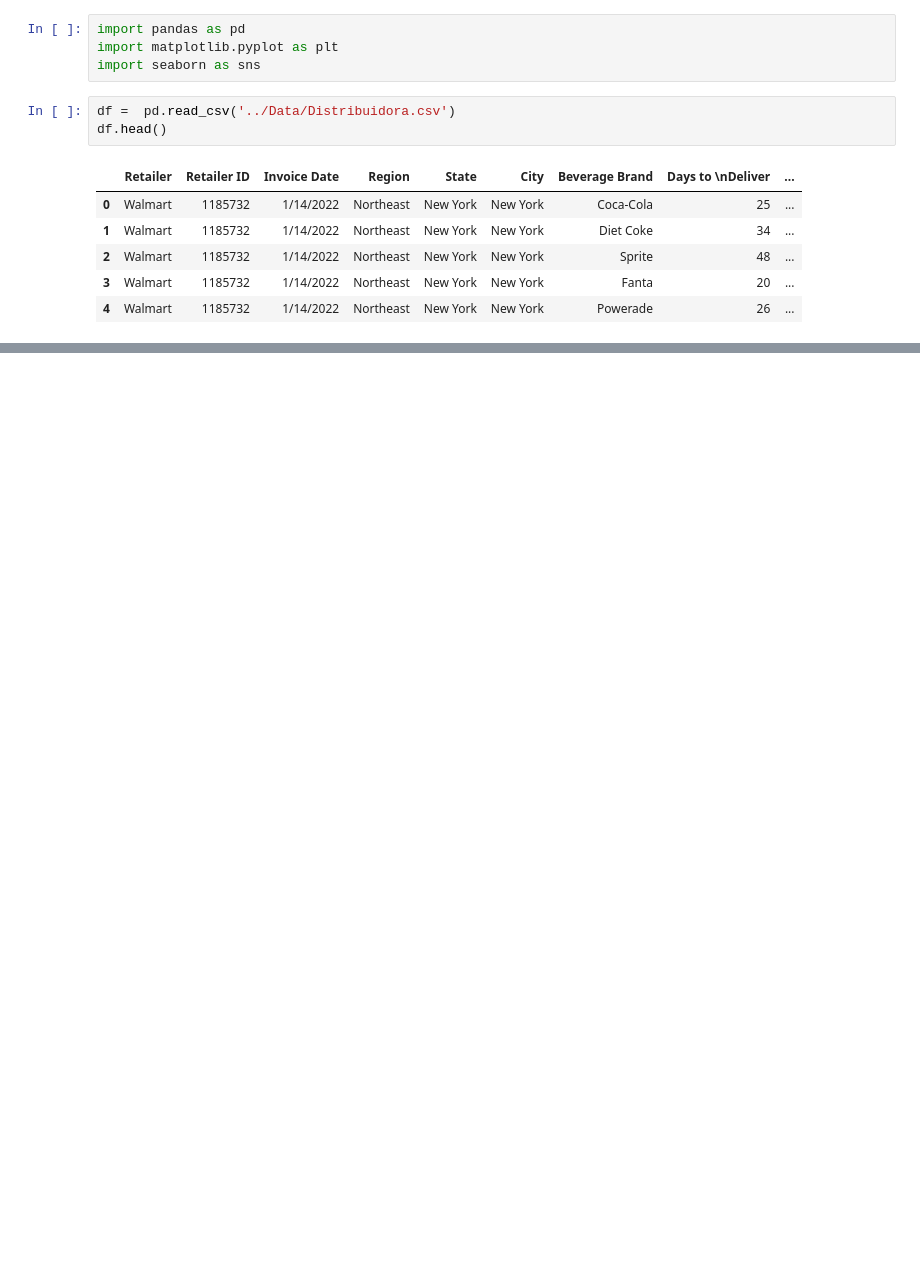
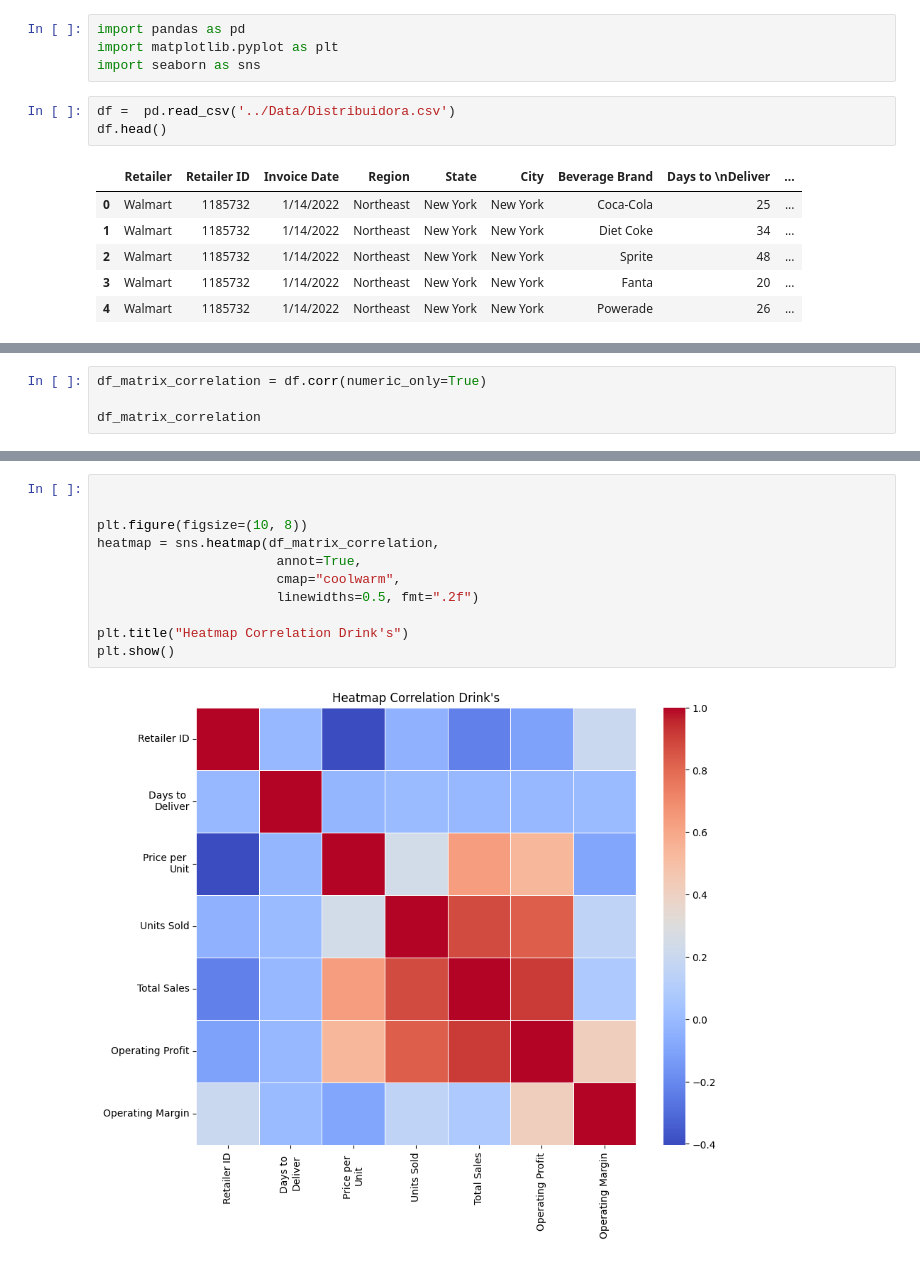
Before and after one commit to JhArantes/Drink-s_Distributor, a Jupyter notebook: Jupyter Notebook/EDA.ipynb, the cells around one changed output, grey strips where cells are left out. Saved outputs shown, nothing was run; the diff lists cells and outputs as text; blank space fills up the shorter version.

```diff
--- a/Jupyter Notebook/EDA.ipynb
+++ b/Jupyter Notebook/EDA.ipynb
@@ -80,0 +102,4 @@ df.describe()
+# %%
+df_matrix_correlation = df.corr(numeric_only=True)
+
+df_matrix_correlation
@@ -80,0 +115,13 @@ df.describe()
+# %%
+
+
+plt.figure(figsize=(10, 8))
+heatmap = sns.heatmap(df_matrix_correlation,
+                       annot=True,
+                       cmap="coolwarm",
+                       linewidths=0.5, fmt=".2f")
+
+plt.title("Heatmap Correlation Drink's")
+plt.show()
+# %% [output]
+[figure, added]
```
Also changed, not shown: parts of 11 cells of this notebook, 5 other files.
